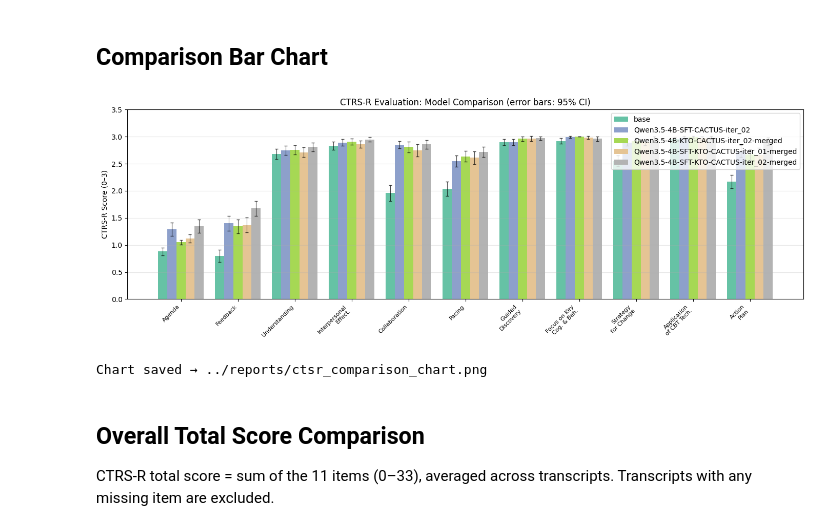
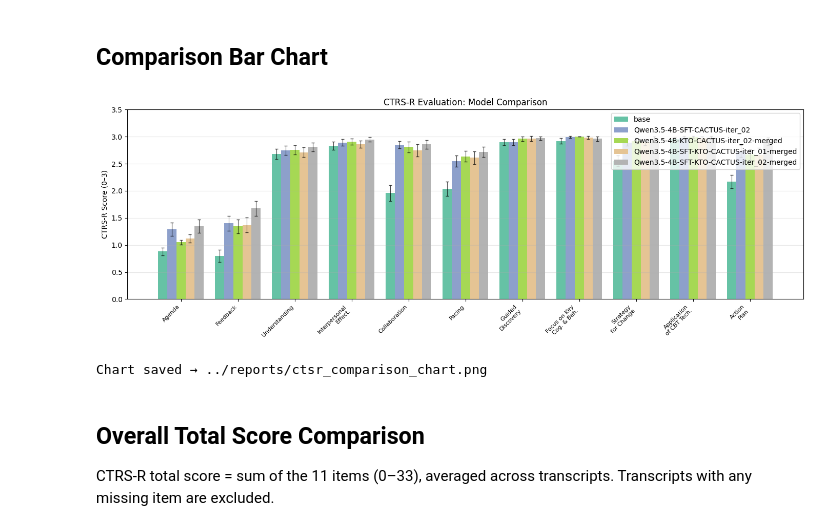
Before and after one commit to kevintang6142/cse-reu, a Jupyter notebook: notebooks/06_compare.ipynb, the cells around one changed output. Drawn from its saved outputs; the diff is of its cells as text; code cells hidden in the pictures.

```diff
--- a/notebooks/06_compare.ipynb
+++ b/notebooks/06_compare.ipynb
@@ -95,35 +95,35 @@ Per-item means:
 # %%
 n_items = len(ITEM_KEYS)
 n_models = len(MODELS)
 x = np.arange(n_items)
 width = 0.8 / n_models  # bar width scales with number of models
 
 # Color palette
 colors = plt.cm.Set2(np.linspace(0, 1, max(n_models, 3)))
 
 fig, ax = plt.subplots(figsize=(14, 5))
 
 for i, name in enumerate(MODELS):
     offset = (i - n_models / 2 + 0.5) * width
     model_means = means[name].values
     ax.bar(x + offset, model_means, width, label=name, color=colors[i],
            yerr=cis[name].values, capsize=2, error_kw={"lw": 0.8, "alpha": 0.7})
 
 ax.set_ylabel("CTRS-R Score (0–3)")
-ax.set_title("CTRS-R Evaluation: Model Comparison (error bars: 95% CI)")
+ax.set_title("CTRS-R Evaluation: Model Comparison")
 ax.set_xticks(x)
 ax.set_xticklabels(ITEM_LABELS, rotation=45, ha="right", fontsize=8)
 ax.set_ylim(0, 3.5)
 ax.legend(loc="upper right")
 ax.grid(axis="y", alpha=0.3)
 fig.tight_layout()
 
 chart_path = REPORTS_DIR / "ctsr_comparison_chart.png"
 fig.savefig(chart_path, dpi=150)
 plt.show()
 print(f"Chart saved → {chart_path}")
 # %% [output]
-[figure, old version]
+[figure, new version]
 Chart saved → ../reports/ctsr_comparison_chart.png
 # %% [markdown]
 ## Overall Total Score Comparison
```
Also changed, not shown: parts of 1 cell of this notebook, 5 other files.
